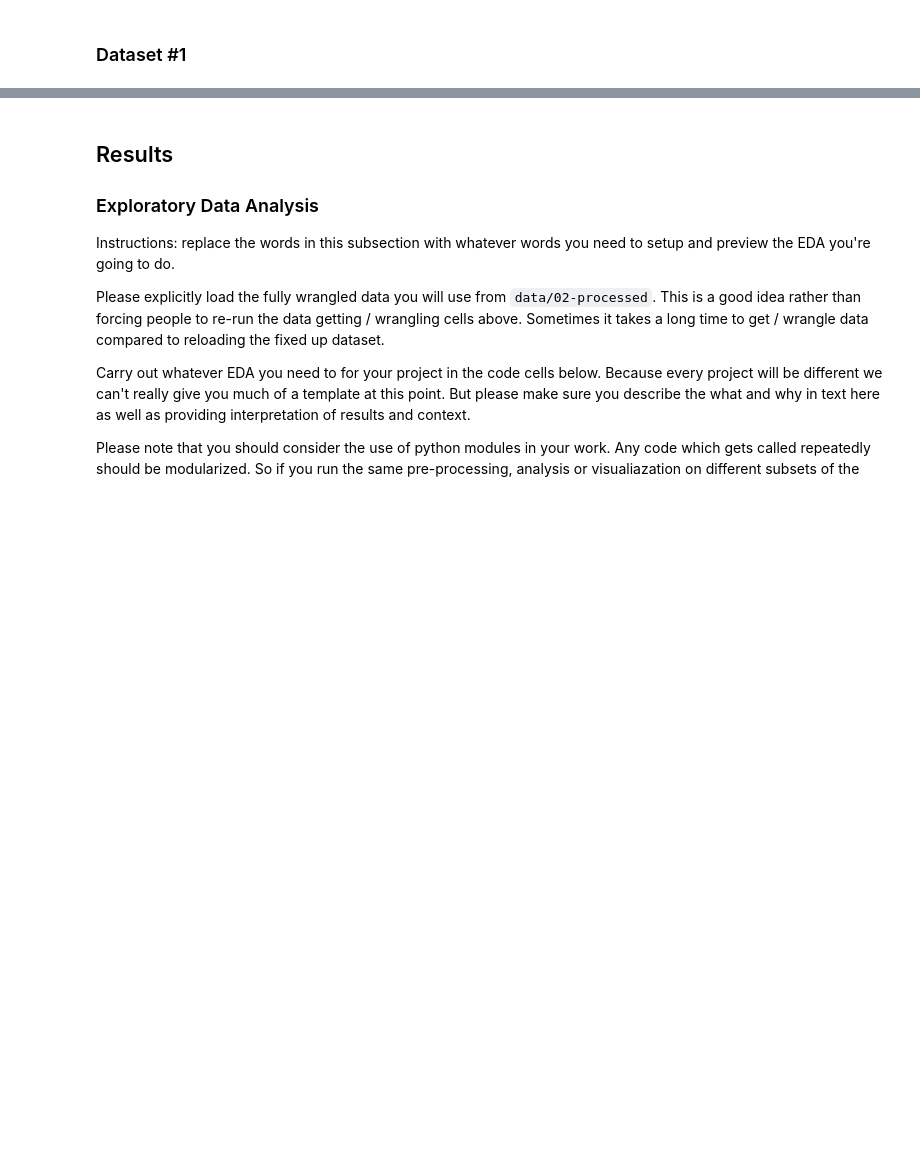
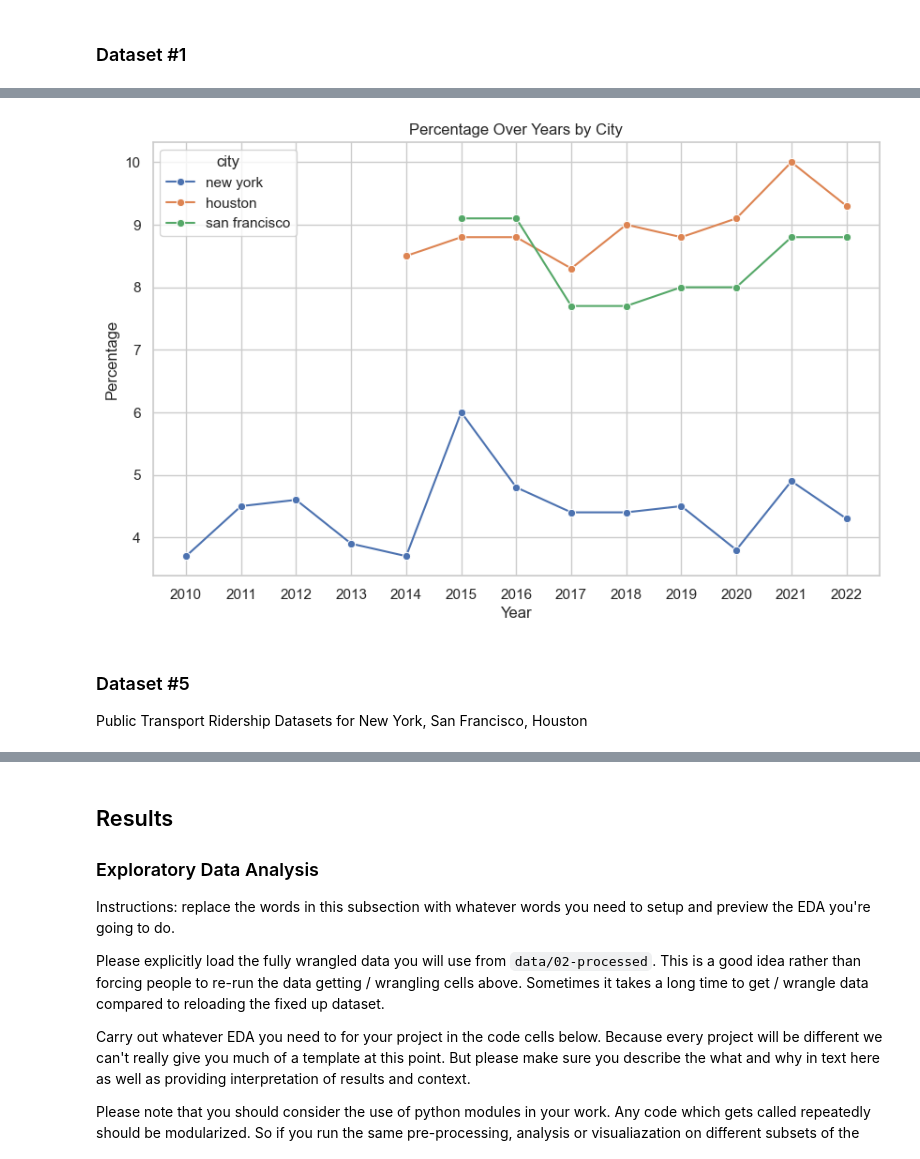
Before and after one commit to COGS108/Group026_WI26, a Jupyter notebook: 02-EDACheckpoint.ipynb, the cells around one changed output, grey strips where cells are left out. Cells and saved outputs as stored; diff of their text form; code cells hidden in the pictures; blank space fills up the shorter version.

```diff
--- a/02-EDACheckpoint.ipynb
+++ b/02-EDACheckpoint.ipynb
@@ -105,0 +286,19 @@ import matplotlib.pyplot as plt
+# %%
+sns.set_theme(style="whitegrid")
+
+# Create the line plot
+plt.figure(figsize=(10, 6))
+sns.lineplot(data=asthma_df, x='year', y='percentage', hue='city', marker='o')
+
+# Add titles and labels for clarity
+plt.title('Percentage Over Years by City')
+plt.xlabel('Year')
+plt.ylabel('Percentage')
+plt.xticks(asthma_df['year'].unique())
+
+plt.show()
+# %% [output]
+[figure, added]
+# %% [markdown]
+### Dataset #5
+Public Transport Ridership Datasets for New York, San Francisco, Houston
```
Also changed, not shown: parts of 13 cells of this notebook.
